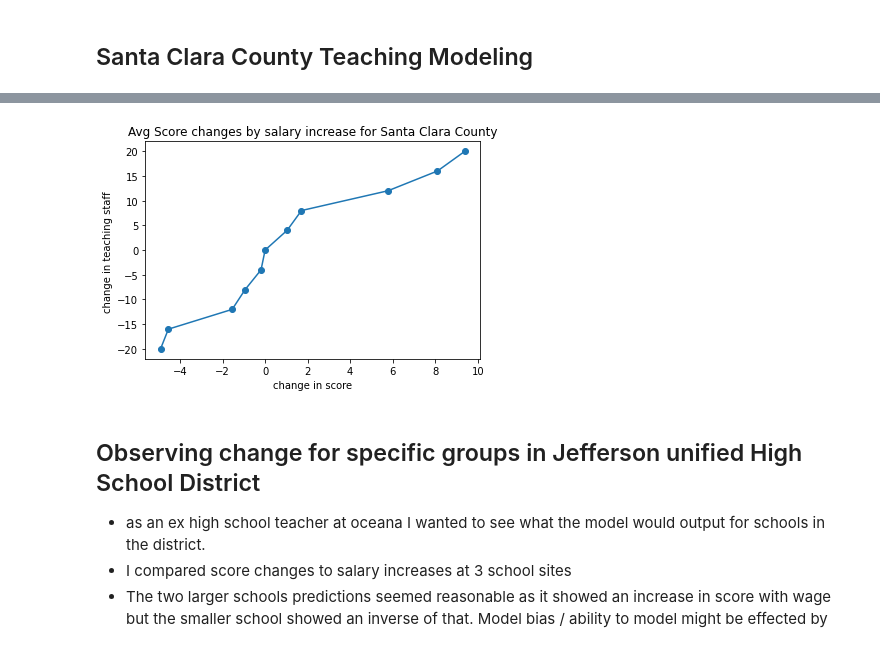
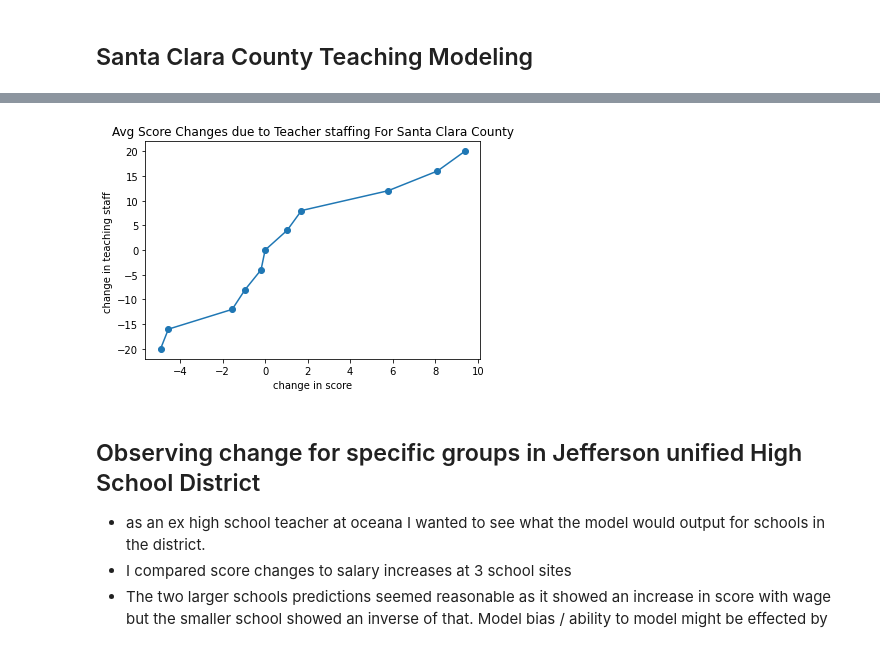
Before and after one commit to misterrustia/California_Testing_Analysis, a Jupyter notebook: notebooks/modeling/Modeling.ipynb, the cells around one changed output, grey strips where cells are left out. Cells and saved outputs as stored; diff of their text form; code cells hidden in the pictures.

Commit message:
per county modeling complete

```diff
--- a/notebooks/modeling/Modeling.ipynb
+++ b/notebooks/modeling/Modeling.ipynb
@@ -170,6 +174,3 @@ Inyo = df[df['County_Name']=='Inyo'].copy()
 Santa_clara = df[df['County_Name']=='Santa Clara'].copy()
 # %% [markdown]
 ## Inyo County Modeled Score change due to increase in Average Salary
-# %%
-sal_change= [i for i in range(-20000,24000,4000)]
-sal_change
@@ -259,0 +261,3 @@ length of sample predictions :846
+# %%
+no_high = df[df['Demographic Name_Not a high school graduate']==1]
+no_high.shape
@@ -259,0 +266,3 @@ length of sample predictions :846
+# %%
+post = df[df['Demographic Name_Graduate school/Post graduate']==1]
+post.shape
@@ -259,0 +352,30 @@ length of sample predictions :846
+# %%
+some_C = df[df['Demographic Name_Some college (includes AA degree)']==1]
+salary_modeled_changes = []
+start = time.time()
+for row in range(len(some_C)):
+    # use predictive func to generate adjusted scores and store in list
+    adj_scores = [predict_county(model,
+                             some_C,
+                             row,['Average Salary Paid'],[delta]) for delta in sal_change]
+    salary_modeled_changes.append(adj_scores)
+
+print(f'it took {time.time()-start} seconds to run the modeling loop on all rows')
+print(f'length of sample predictions :{len(salary_modeled_changes)}')
+print('minutes :',np.round((time.time()-start)/60,2))
+
+averages = []
+start = time.time()
+for idx, sal in enumerate(sal_change):
+
+    # list comp of nested list
+    idx = np.mean([preds[idx] for preds in salary_modeled_changes])
+    averages.append(idx)
+
+# graph averages
+plt.plot(averages,sal_change, 'o-')
+plt.title('Avg Score changes by salary increase for Students with Parents with some college')
+plt.xlabel('increase in score')
+plt.ylabel('increase in salary ')
+# plt.gca().invert_xaxis()
+plt.show()
@@ -426,7 +553,7 @@ for idx, sal in enumerate(teachers):
 
 # graph averages
 plt.plot(averages,teachers, 'o-')
-plt.title('Avg Score changes by salary increase for Santa Clara County')
+plt.title('Avg Score Changes due to Teacher staffing For Santa Clara County')
 plt.xlabel('change in score')
 plt.ylabel('change in teaching staff ')
 # plt.gca().invert_xaxis()
@@ -436,4 +563,4 @@ it took 2.8605 minutes to run the modeling loop on 846 rows
-[figure, old version]
+[figure, new version]
 # %% [markdown]
 ## Observing change for specific groups in Jefferson unified High School District
 
```
Also changed, not shown: parts of 14 cells of this notebook.
